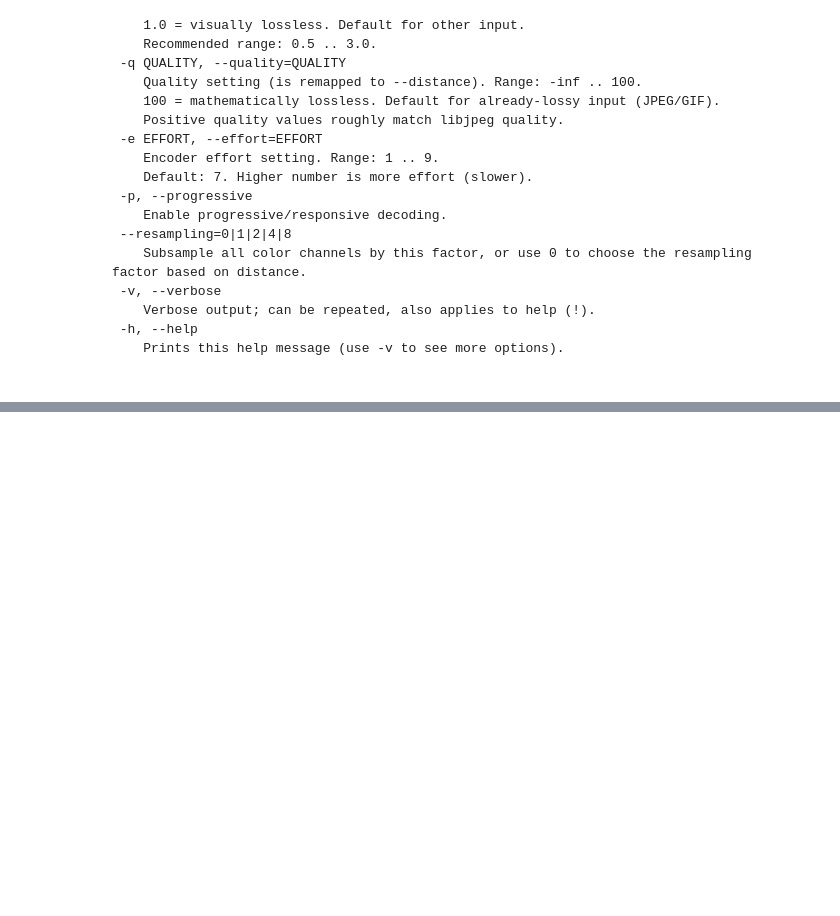
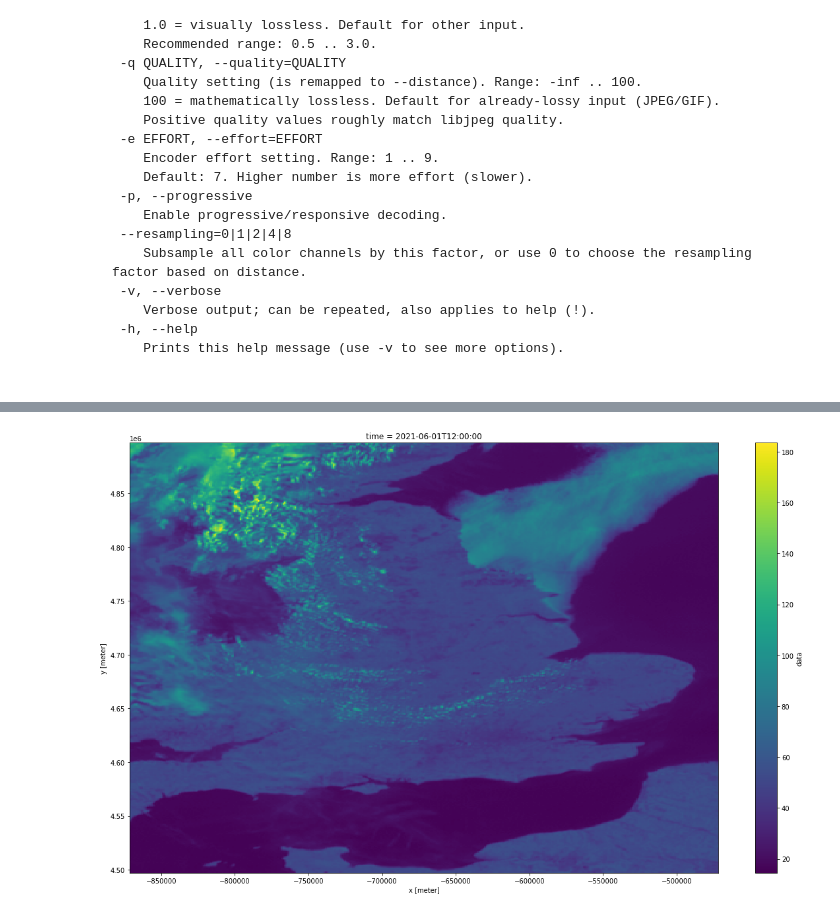
Before and after one commit to openclimatefix/Satip, a Jupyter notebook: notebooks/JPEG-XL.ipynb, the cells around one changed output, grey strips where cells are left out. Drawn from its saved outputs; the diff is of its cells as text; code cells hidden in the pictures; blank space fills up the shorter version.

```diff
--- a/notebooks/JPEG-XL.ipynb
+++ b/notebooks/JPEG-XL.ipynb
@@ -11,7 +17,7 @@ SRC_SATELLITE_ZARR_PATH = "gs://public-datasets-eumetsat-solar-forecasting/satel
 satellite_dataset = xr.open_dataset(
     SRC_SATELLITE_ZARR_PATH,
     engine="zarr",
-    chunks="auto",  # Load the data as a Dask array.
+    chunks={},  # Load using Dask, using the same chunks as used in the original Zarr dataset.
 )
 # %%
 DATETIME_TO_PLOT = "2021-06-01 12:00"
@@ -78,0 +228,4 @@ DelayedImportError: could not import name 'jpegxl_encode' from 'imagecodecs'
+# %%
+(satellite_data_array.sel(time=DATETIME_TO_PLOT).isel(x=slice(500, 900), y=slice(300, 700)) / 4).plot();
+# %% [output]
+[figure, added]
```
Also changed, not shown: parts of 21 cells of this notebook.
